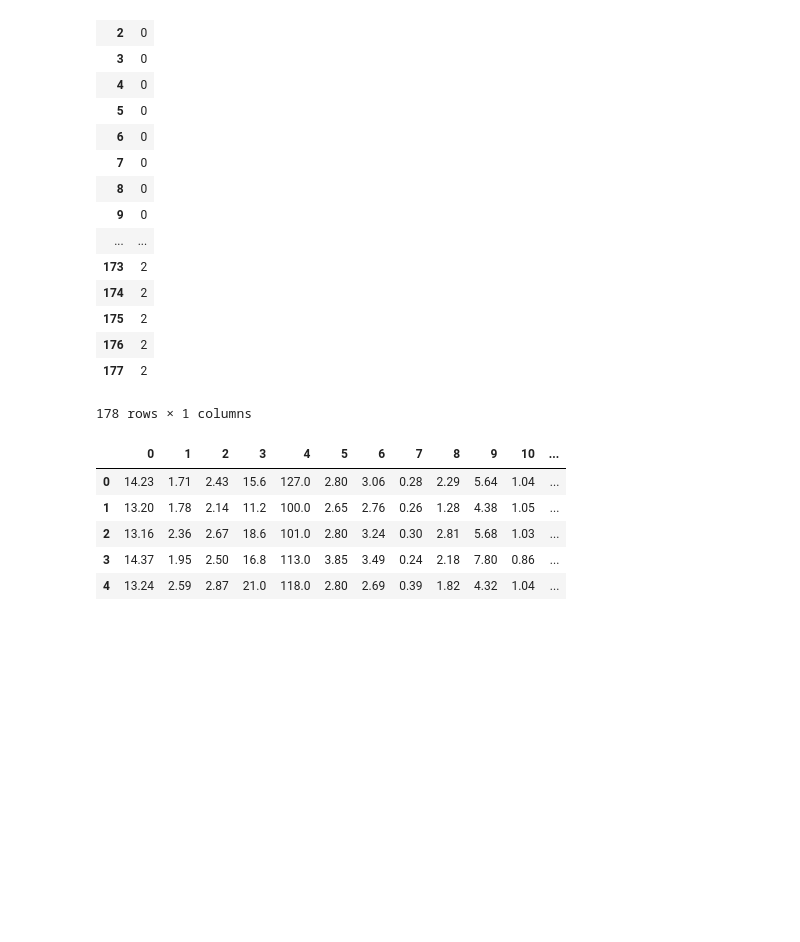
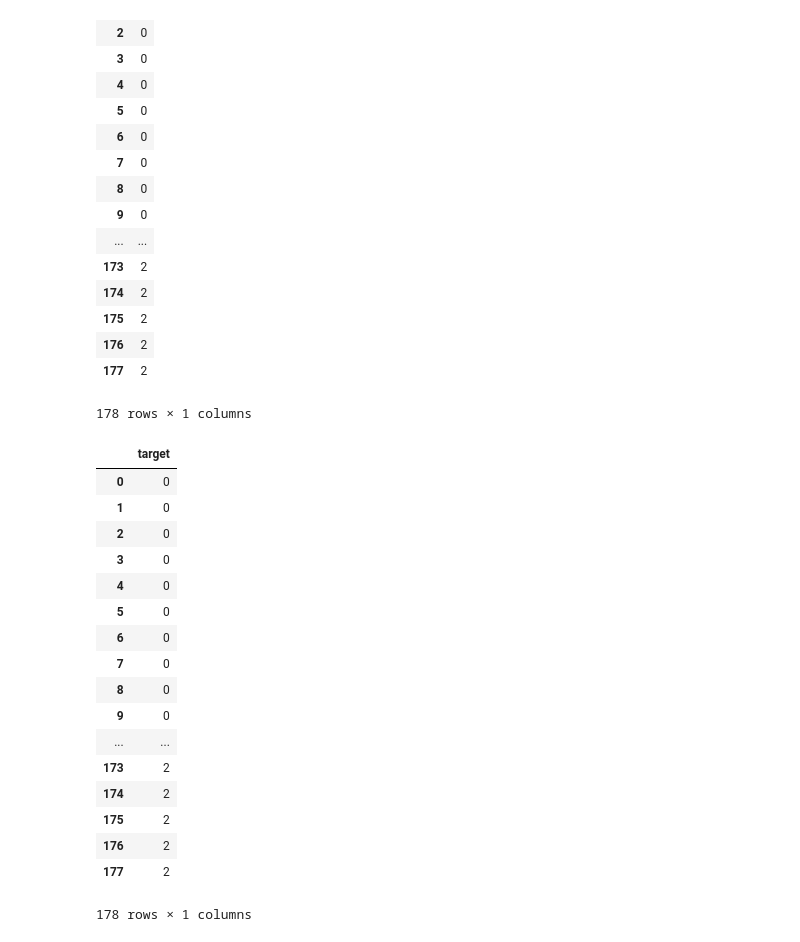
Before and after one commit to BlockMura/Jupiter, a Jupyter notebook: Homework_6.ipynb, the cells around one changed output. Cells and saved outputs as stored; diff of their text form; code cells hidden in the pictures; blank space fills up the shorter version.

```diff
--- a/Homework_6.ipynb
+++ b/Homework_6.ipynb
@@ -443,9 +441,22 @@ X =
-# %%
-X.head()
-# %% [output]
-|  | 0 | 1 | 2 | 3 | 4 | 5 | 6 | 7 | 8 | 9 | 10 | ... |
-| 0 | 14.23 | 1.71 | 2.43 | 15.6 | 127.0 | 2.80 | 3.06 | 0.28 | 2.29 | 5.64 | 1.04 | ... |
-| 1 | 13.20 | 1.78 | 2.14 | 11.2 | 100.0 | 2.65 | 2.76 | 0.26 | 1.28 | 4.38 | 1.05 | ... |
-| 2 | 13.16 | 2.36 | 2.67 | 18.6 | 101.0 | 2.80 | 3.24 | 0.30 | 2.81 | 5.68 | 1.03 | ... |
-| 3 | 14.37 | 1.95 | 2.50 | 16.8 | 113.0 | 3.85 | 3.49 | 0.24 | 2.18 | 7.80 | 0.86 | ... |
-| 4 | 13.24 | 2.59 | 2.87 | 21.0 | 118.0 | 2.80 | 2.69 | 0.39 | 1.82 | 4.32 | 1.04 | ... |
+# %%
+target = target.rename(columns={0 :'target'})
+target
+# %% [output]
+|  | target |
+| 0 | 0 |
+| 1 | 0 |
+| 2 | 0 |
+| 3 | 0 |
+| 4 | 0 |
+| 5 | 0 |
+| 6 | 0 |
+| 7 | 0 |
+| 8 | 0 |
+| 9 | 0 |
+| ... | ... |
+| 173 | 2 |
+| 174 | 2 |
+| 175 | 2 |
+| 176 | 2 |
+| 177 | 2 |
+178 rows × 1 columns
```
Also changed, not shown: parts of 2 cells of this notebook.
